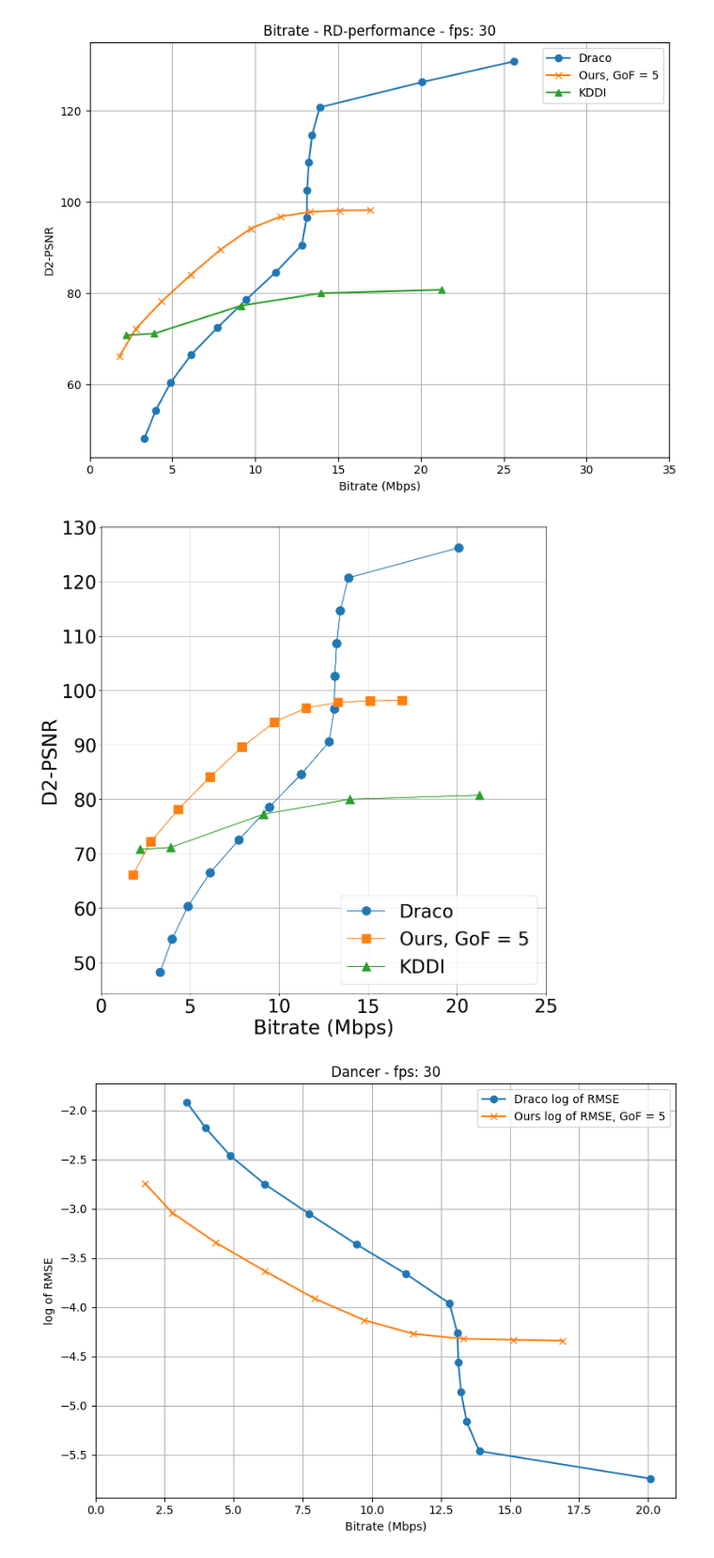
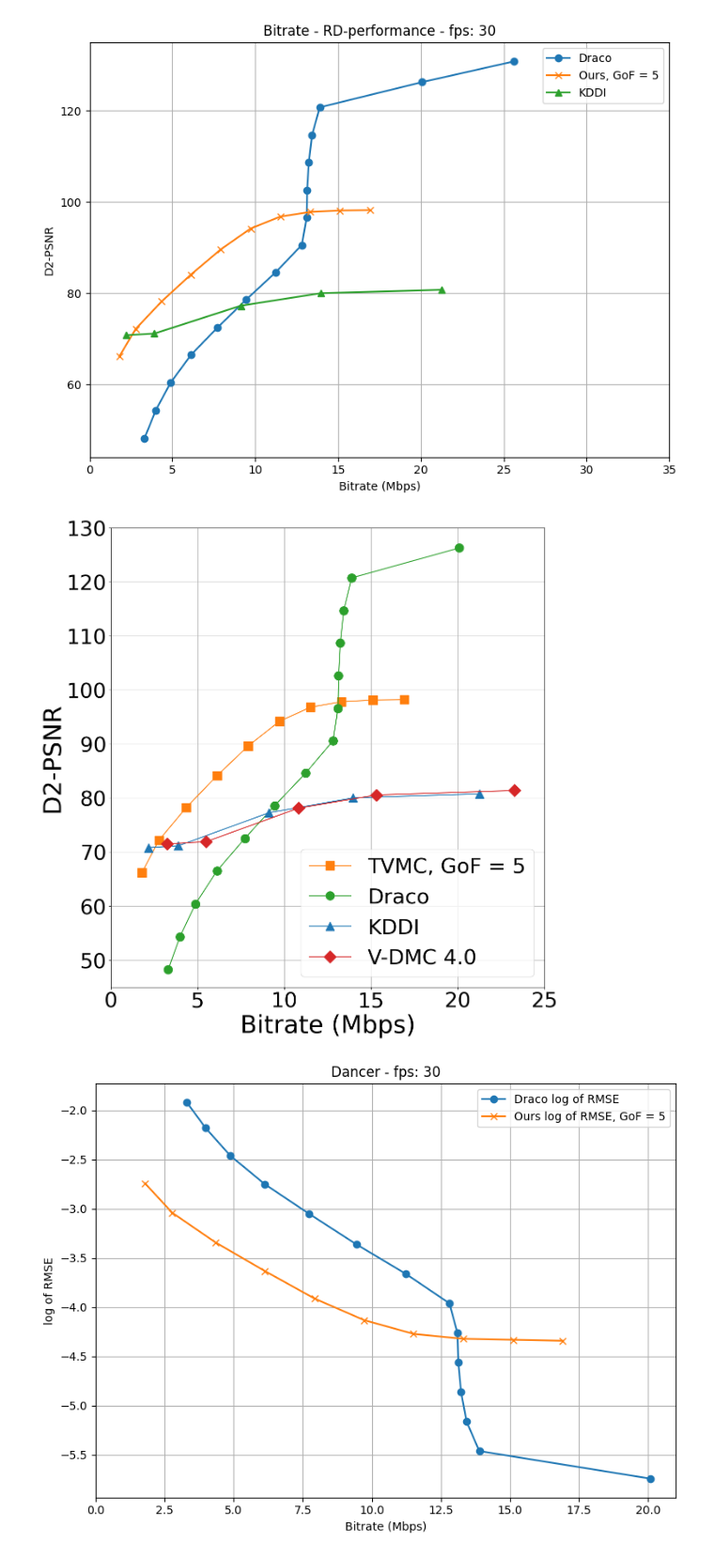
Before and after one commit to frozzzen3/TVMC, a Jupyter notebook: figures.ipynb, the cells around one changed output. Shown at 94% size. Drawn from its saved outputs; the diff is of its cells as text; code cells hidden in the pictures.

```diff
--- a/figures.ipynb
+++ b/figures.ipynb
@@ -63,37 +67,42 @@ plt.show()
 # %%
 import matplotlib.pyplot as plt
 
 
 Bitrates = [3.31, 3.99, 4.88, 6.13, 7.73, 9.44, 11.23, 12.81, 13.10, 13.13, 13.23, 13.43, 13.89, 20.08]
 D2_PSNR = [48.23, 54.34, 60.37, 66.54, 72.52, 78.56, 84.58, 90.57, 96.58, 102.63, 108.64, 114.65, 120.71, 126.24]
 
 
 ours_Bitrates = [1.79, 2.78, 4.34, 6.12, 7.92, 9.72, 11.51, 13.31, 15.11, 16.91]
 ours_D2_PSNR = [66.15, 72.18, 78.18, 84.10, 89.61, 94.17, 96.78, 97.80, 98.11, 98.19]
 
 KDDI_Bitrates = [2.18, 3.90, 9.12, 13.97, 21.25]
 KDDI_D2_PSNR = [70.79, 71.15, 77.26, 80.01, 80.75]
 
+VDMC_Bitrates = [3.26, 5.50, 10.83, 15.32, 23.26]
+VDMC_D2_PSNR = [71.49, 71.91, 78.12, 80.55, 81.38]
+
 
 # Plotting
 plt.figure(figsize=(12, 12))
-plt.plot(Bitrates, D2_PSNR, marker='o', label='Draco', markersize=14)
-plt.plot(ours_Bitrates, ours_D2_PSNR, marker='s', label='Ours, GoF = 5', markersize=14)
-plt.plot(KDDI_Bitrates, KDDI_D2_PSNR, marker='^', label='KDDI', markersize=14)
+plt.plot(ours_Bitrates, ours_D2_PSNR, marker='s', label='TVMC, GoF = 5', markersize=14, color = 'C1')
+plt.plot(Bitrates, D2_PSNR, marker='o', label='Draco', markersize=14, color = 'C2')
+plt.plot(KDDI_Bitrates, KDDI_D2_PSNR, marker='^', label='KDDI', markersize=14, color = 'C0')
+plt.plot(VDMC_Bitrates, VDMC_D2_PSNR, marker='D', label='V-DMC 4.0', markersize=14, color = 'C3')
 #plt.title('Dancer - fps: 30')
-plt.xlabel('Bitrate (Mbps)', fontsize=32)
-plt.ylabel('D2-PSNR', fontsize=32)
+plt.xlabel('Bitrate (Mbps)', fontsize=40)
+plt.ylabel('D2-PSNR', fontsize=40)
 plt.grid(True)
-plt.legend(fontsize=30, loc = 'lower right')  # Show legend with labels
+plt.legend(fontsize=34, loc = 'lower right')  # Show legend with labels
 plt.xlim(0, 25)
-plt.xticks(fontsize=30)
-plt.yticks(fontsize=30)
+plt.ylim(45, 130)
+plt.xticks(fontsize=34)
+plt.yticks(fontsize=34)
 plt.tight_layout()
-
+plt.savefig(r"G:\PycharmProjects\Mesh_Editing\Results/comparison_methods_Dancer.png", dpi=300, bbox_inches='tight')
 # Display the plot
 plt.show()
 # %% [output]
-[figure, old version]
+[figure, new version]
 # %%
 import matplotlib.pyplot as plt
 
```
Also changed, not shown: parts of 8 cells of this notebook, 10 other files.
